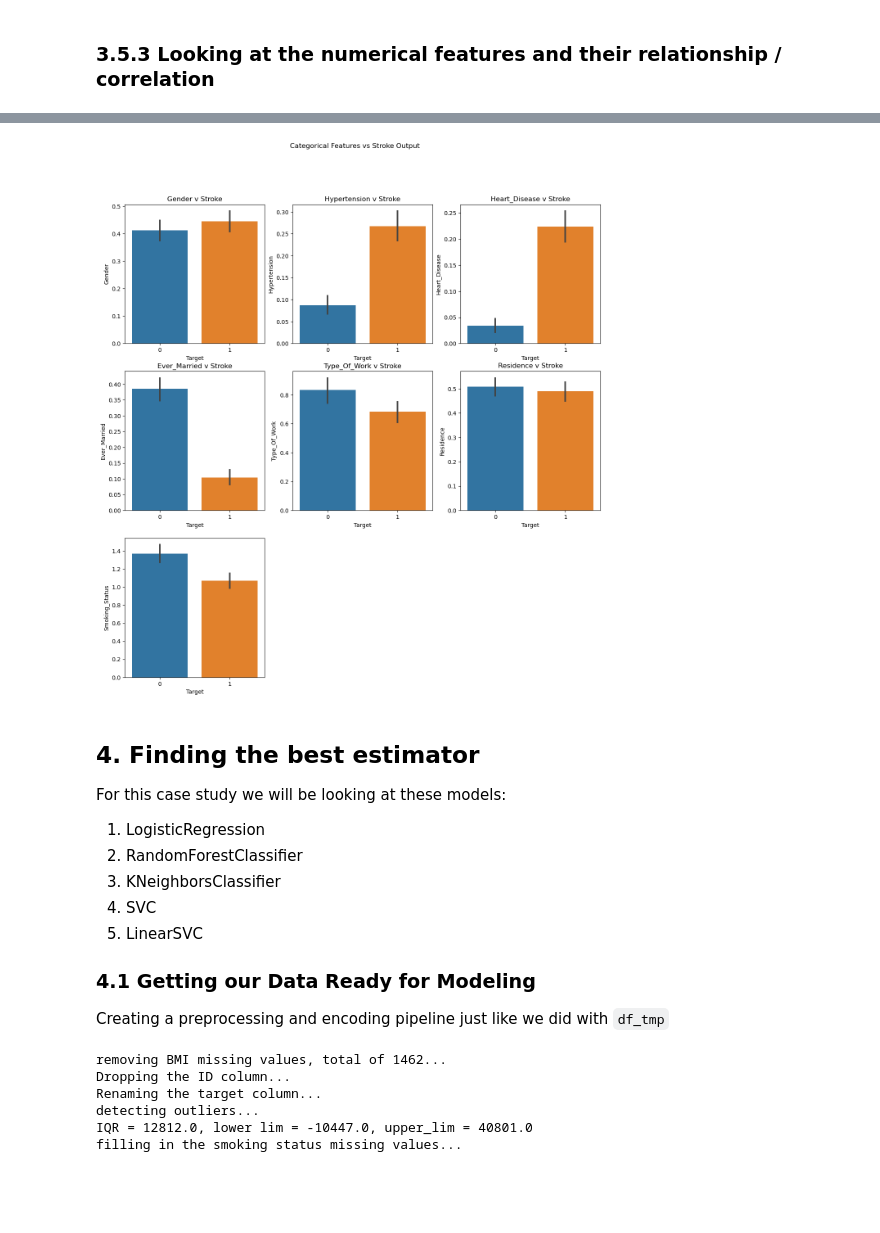
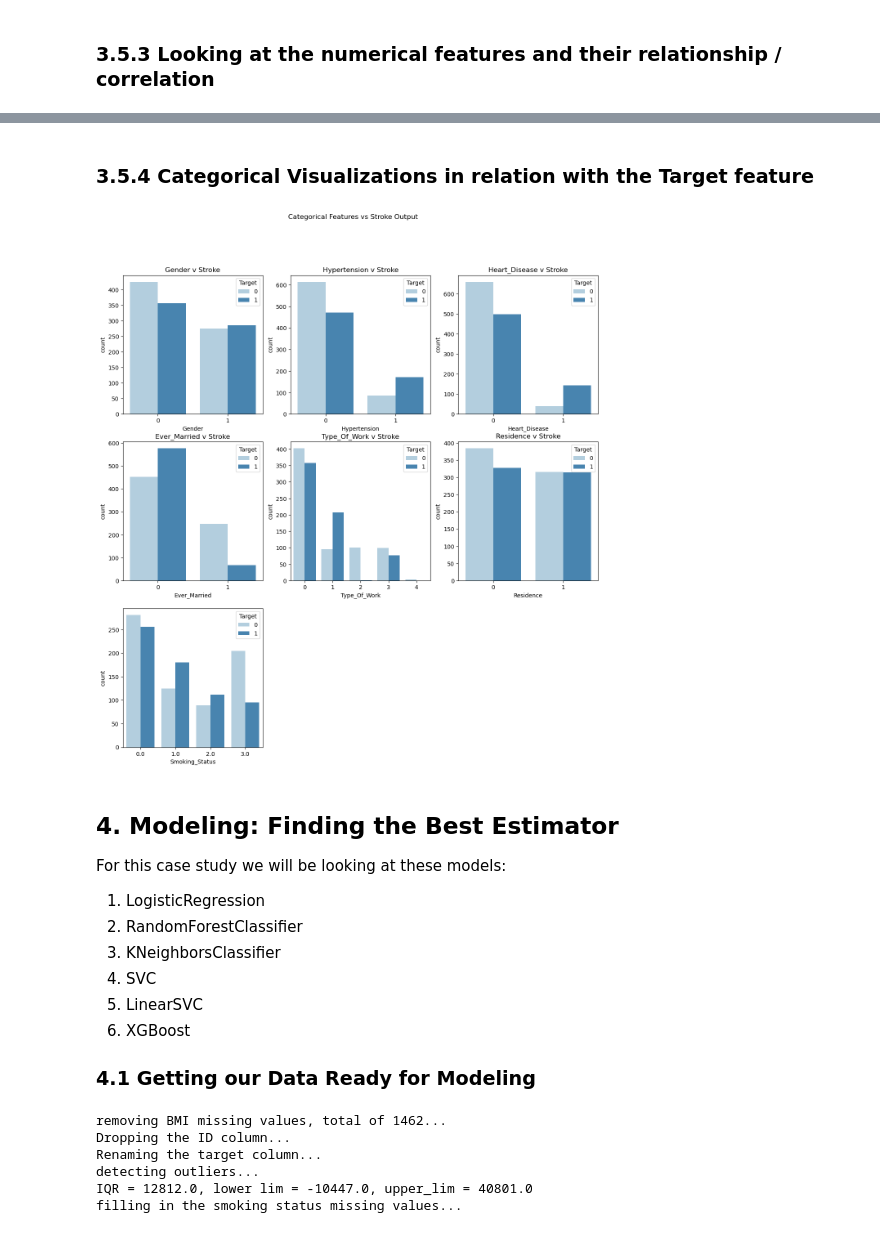
Before and after one commit to johnnys7n/Data-Scientist-Case-Study, a Jupyter notebook: Roche-Case-Study-Project.ipynb, the cells around one changed output, grey strips where cells are left out. Saved outputs shown, nothing was run; the diff lists cells and outputs as text; code cells hidden in the pictures; blank space fills up the shorter version.

```diff
--- a/Roche-Case-Study-Project.ipynb
+++ b/Roche-Case-Study-Project.ipynb
@@ -661,34 +652,36 @@ OLS Regression Results
 Notes:
 [1] Standard Errors assume that the covariance matrix of the errors is correctly specified.
+# %% [markdown]
+### 3.5.4 Categorical Visualizations in relation with the Target feature
 # %%
-### 3.5.3 Categorical Visualizations in relation with the Target feature
+# plot of the categorical variables and the target feature
 fig, ax = plt.subplots(ncols = 3,
                       nrows = 3,
                       figsize = (15,15))
 fig.suptitle('Categorical Features vs Stroke Output')
-sns.barplot(ax = ax[0,0], data = df_tmp, x = 'Target', y = 'Gender')
-sns.barplot(ax = ax[0,1], data = df_tmp, x = 'Target', y = 'Hypertension')
-sns.barplot(ax = ax[0,2], data = df_tmp, x = 'Target', y = 'Heart_Disease')
-sns.barplot(ax = ax[1,0], data = df_tmp, x = 'Target', y = 'Ever_Married')
-sns.barplot(ax = ax[1,1], data = df_tmp, x = 'Target', y = 'Type_Of_Work')
-sns.barplot(ax = ax[1,2], data = df_tmp, x = 'Target', y = 'Residence')
-sns.barplot(ax = ax[2,0], data = df_tmp, x = 'Target', y = 'Smoking_Status');
+sns.countplot(ax = ax[0,0], data = df_tmp, x = 'Gender',hue='Target', palette = 'Blues')
+sns.countplot(ax = ax[0,1], data = df_tmp, x = 'Hypertension', hue='Target', palette = 'Blues')
+sns.countplot(ax = ax[0,2], data = df_tmp, x = 'Heart_Disease',hue='Target', palette = 'Blues')
+sns.countplot(ax = ax[1,0], data = df_tmp, x = 'Ever_Married', hue='Target', palette = 'Blues')
+sns.countplot(ax = ax[1,1], data = df_tmp, x = 'Type_Of_Work', hue='Target', palette = 'Blues')
+sns.countplot(ax = ax[1,2], data = df_tmp, x = 'Residence', hue='Target', palette = 'Blues')
+sns.countplot(ax = ax[2,0], data = df_tmp, x = 'Smoking_Status', hue='Target', palette = 'Blues');
 fig.delaxes(ax[2,1])
 fig.delaxes(ax[2,2])
 
 # creating title for each figure
 ax[0,0].set(title = 'Gender v Stroke')
 ax[0,1].set(title = 'Hypertension v Stroke')
 ax[0,2].set(title = 'Heart_Disease v Stroke')
 ax[1,0].set(title = 'Ever_Married v Stroke')
 ax[1,1].set(title = 'Type_Of_Work v Stroke')
 ax[1,2].set(title = 'Residence v Stroke')
 ax[2,1].set(title = 'Smoking_Status v Stroke');
 # %% [output]
-[figure, old version]
+[figure, new version]
 # %% [markdown]
 
-## 4. Finding the best estimator
+## 4. Modeling: Finding the Best Estimator
 
 For this case study we will be looking at these models:
 1. LogisticRegression
@@ -696,9 +689,9 @@ For this case study we will be looking at these models:
 3. KNeighborsClassifier
 4. SVC
 5. LinearSVC
+6. XGBoost
 
 ### 4.1 Getting our Data Ready for Modeling
-Creating a preprocessing and encoding pipeline just like we did with `df_tmp`
 # %%
 # creating a function that will organize our data and remove outliers
 # so that it will be ready for modeling
```
Also changed, not shown: parts of 20 cells of this notebook, 1 other file.
